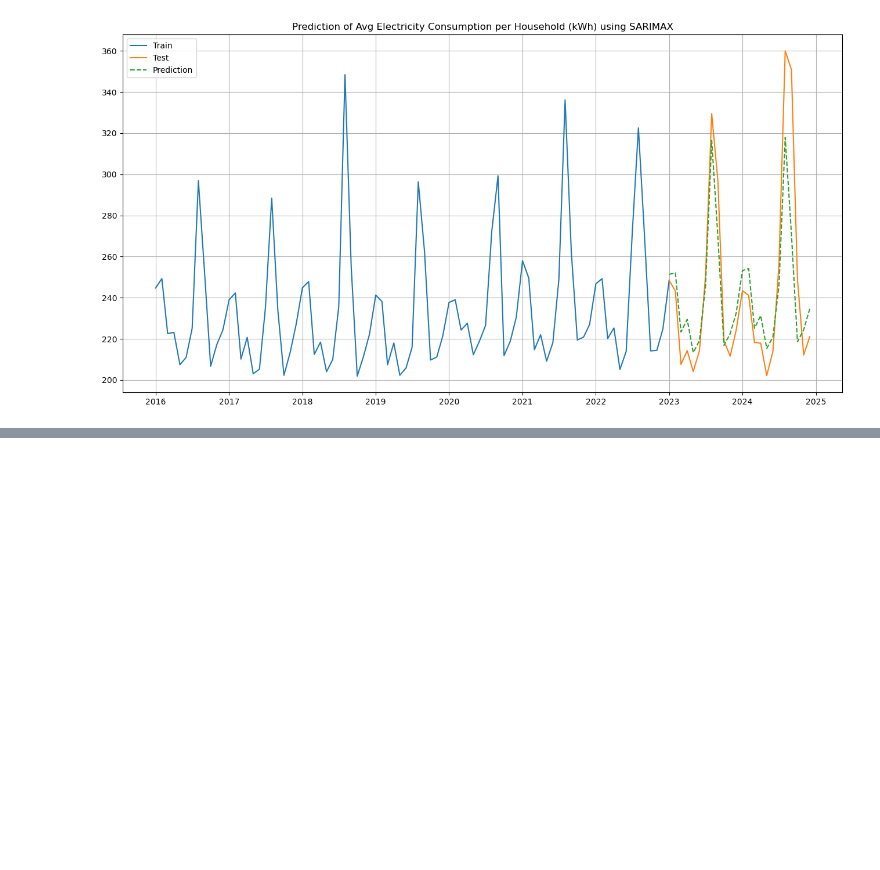
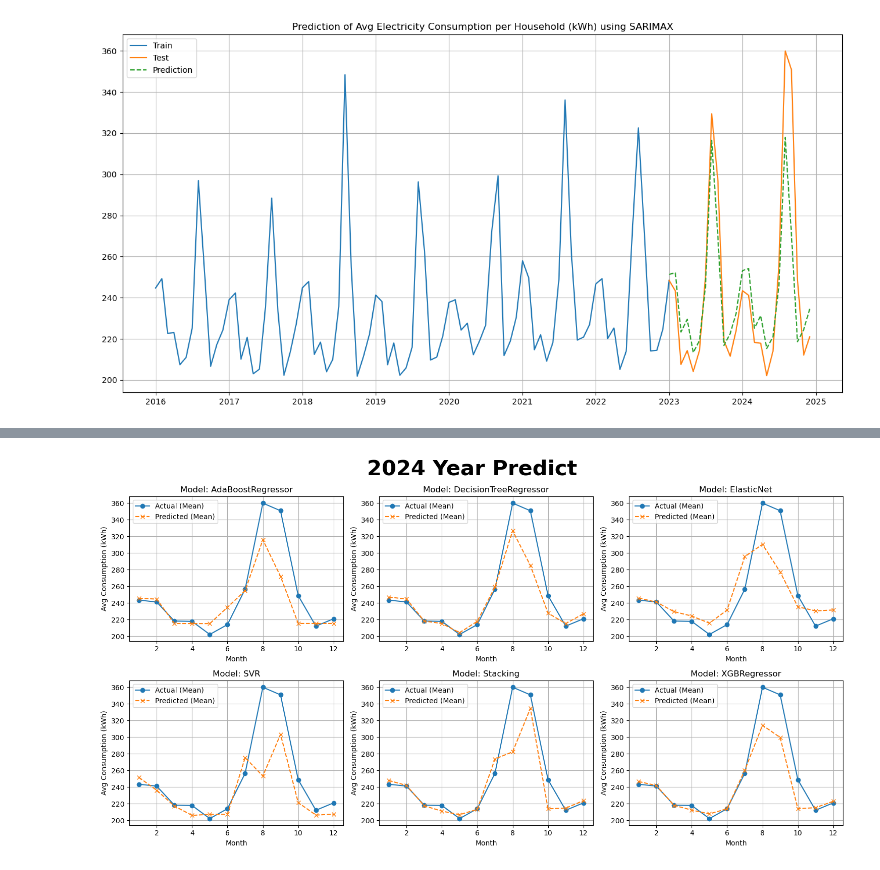
Before and after one commit to somnio-kimm/electricity_consumption_prediction, a Jupyter notebook: electricity_consumption_prediction.ipynb, the cells around one changed output, grey strips where cells are left out. Cells and saved outputs as stored; diff of their text form; code cells hidden in the pictures; blank space fills up the shorter version.

```diff
--- a/electricity_consumption_prediction.ipynb
+++ b/electricity_consumption_prediction.ipynb
@@ -1672,0 +1469,12 @@ print(best_params)
+# %%
+#Scaler
+scale=StandardScaler()
+numeric=X_train.select_dtypes(include=['number']).columns
+X_train[numeric]=scale.fit_transform(X_train[numeric])
+X_val[numeric]=scale.transform(X_val[numeric])
+X_test[numeric]=scale.transform(X_test[numeric])
+# %%
+#one-hot-encoding
+X_train=pd.get_dummies(data=X_train, columns=['Region'], dtype=int)
+X_val=pd.get_dummies(data=X_val, columns=['Region'], dtype=int)
+X_test=pd.get_dummies(data=X_test, columns=['Region'], dtype=int)
@@ -1672,0 +1755,7 @@ print(best_params)
+# %%
+#Full model set
+for i in range(len(visual_df_name)):
+    if i==0:
+        All_new_data=globals()[visual_df_name[i]]
+    else:
+        All_new_data=pd.concat([All_new_data,globals()[visual_df_name[i]]])
@@ -1672,0 +1778,80 @@ print(best_params)
+# %%
+try:
+    Actual_y = All_new_data.groupby(['Model_n', 'Month'])['y_test'].mean()
+    Predic_y = All_new_data.groupby(['Model_n', 'Month'])['y_pred'].mean()
+except KeyError as e:
+    print(f"Error during groupby: Missing column - {e}. Please check 'All_new_data' DataFrame.")
+    # 오류 발생 시 종료 또는 적절히 처리
+    exit()
+
+
+# 그룹화된 데이터 확인
+if Actual_y.empty or Predic_y.empty:
+    print("Warning: Grouped data (Actual_y or Predic_y) is empty. Cannot generate plots.")
+else:
+    unique_model = Actual_y.index.get_level_values('Model_n').unique()
+    n_model = len(unique_model)
+
+    if n_model == 0:
+        print("Warning: No unique models found in the data.")
+    else:
+        # 레이아웃 계산
+        n_cols = 3
+        n_rows = math.ceil(n_model / n_cols)
+
+        # --- 서브플롯 생성 (plt.figure() 호출 제거됨) ---
+        fig, axes = plt.subplots(n_rows, n_cols, figsize=(n_cols * 5, n_rows * 4), squeeze=False)
+        # 전체 제목 설정
+        fig.suptitle('2024 Year Predict', fontsize=30, fontweight='bold')
+
+        # 각 모델 별 반복하여 서브 플롯 그리기
+        for i, model_name in enumerate(unique_model):
+            # 현재 모델이름에 위치하는 ax축 선택
+            row_idx, col_idx = divmod(i, n_cols)
+            ax = axes[row_idx, col_idx]
+
+            try:
+                actual_data = Actual_y.loc[model_name]
+                predict_data = Predic_y.loc[model_name]
+
+                # 데이터 존재 여부 확인
+                if actual_data.empty or predict_data.empty:
+                    print(f"Warning: Data for model '{model_name}' is empty after selection. Skipping subplot.")
+                    ax.set_title(f'Model: {model_name} (No data)')
+                    ax.set_visible(False) # 데이터 없는 축 숨김 (선택 사항)
+                    continue # 다음 모델로
+
+                # print(f"\nPlotting for model: {model_name}") # 디버깅용 출력
+                # print("Actual Data:\n", actual_data.head())
+                # print("Predicted Data:\n", predict_data.head())
+
+                # 현재 축(ax)에 실제값과 예측값 그래프 그리기
+                actual_data.plot(kind='line', ax=ax, label='Actual (Mean)', marker='o', legend=True)
+                predict_data.plot(kind='line', ax=ax, label='Predicted (Mean)', linestyle='--', marker='x', legend=True)
+
+                # 각 서브플롯 꾸미기
+                ax.set_title(f'Model: {model_name}')      # 플롯 제목 설정
+                ax.set_xlabel('Month')                    # x축 레이블
+                ax.set_ylabel('Avg Consumption (kWh)')    # y축 레이블 (단위 확인 필요)
+                ax.grid(True)                             # 그리드 표시
+                ax.legend()                               # 범례 표시 확실히 하기
+
+            except KeyError:
+                print(f"Warning: KeyError accessing data for model '{model_name}'. Skipping subplot.")
+                ax.set_title(f'Model: {model_name} (Data Error)')
+                ax.set_visible(False) # 오류 발생 축 숨김 (선택 사항)
+            except Exception as e:
+                print(f"An unexpected error occurred for model '{model_name}': {e}")
+                ax.set_title(f'Model: {model_name} (Plotting Error)')
+                ax.set_visible(False) # 오류 발생 축 숨김 (선택 사항)
+
+
+        # 남는 빈 서브플롯 숨기기
+        for j in range(n_model, n_rows * n_cols):
+            axes.flatten()[j].set_visible(False)
+
+        # 전체 레이아웃 조정 및 플롯 보여주기
+        plt.tight_layout()
+        plt.show()
+# %% [output]
+[figure, added]
```
Also changed, not shown: parts of 82 cells of this notebook, 11 other files.
